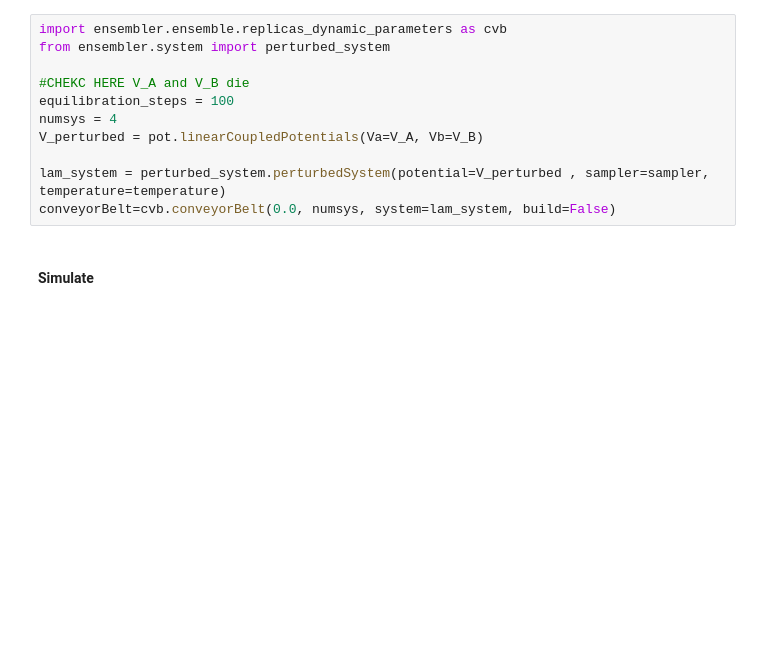
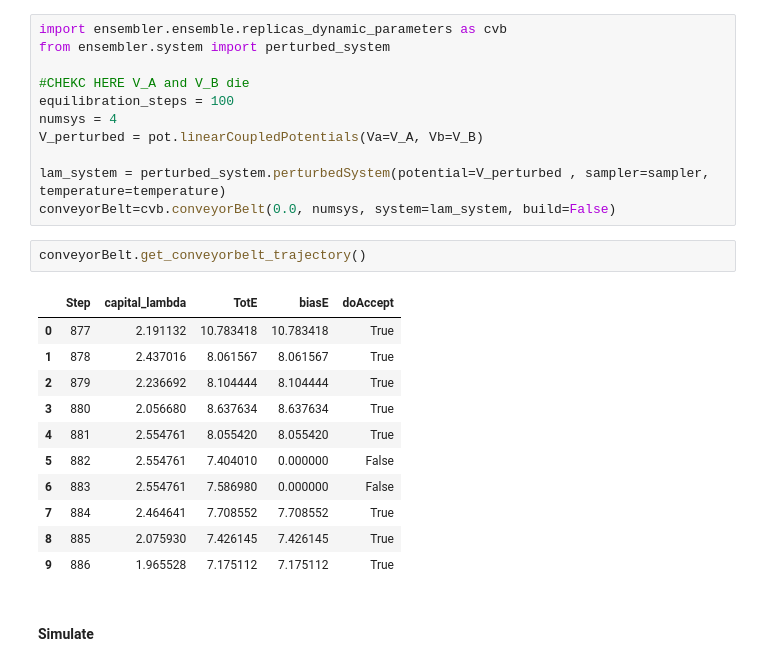
Before and after one commit to rinikerlab/Ensembler, a Jupyter notebook: examples/Example_FreeEnergyCalculationSimulation.ipynb, the cells around one changed output. Saved outputs shown, nothing was run; the diff lists cells and outputs as text; blank space fills up the shorter version.

```diff
--- a/examples/Example_FreeEnergyCalculationSimulation.ipynb
+++ b/examples/Example_FreeEnergyCalculationSimulation.ipynb
@@ -766,6 +766,20 @@ V_perturbed = pot.linearCoupledPotentials(Va=V_A, Vb=V_B)
 
 lam_system = perturbed_system.perturbedSystem(potential=V_perturbed , sampler=sampler, temperature=temperature)
 conveyorBelt=cvb.conveyorBelt(0.0, numsys, system=lam_system, build=False)
+# %%
+conveyorBelt.get_conveyorbelt_trajectory()
+# %% [output]
+|  | Step | capital_lambda | TotE | biasE | doAccept |
+| 0 | 877 | 2.191132 | 10.783418 | 10.783418 | True |
+| 1 | 878 | 2.437016 | 8.061567 | 8.061567 | True |
+| 2 | 879 | 2.236692 | 8.104444 | 8.104444 | True |
+| 3 | 880 | 2.056680 | 8.637634 | 8.637634 | True |
+| 4 | 881 | 2.554761 | 8.055420 | 8.055420 | True |
+| 5 | 882 | 2.554761 | 7.404010 | 0.000000 | False |
+| 6 | 883 | 2.554761 | 7.586980 | 0.000000 | False |
+| 7 | 884 | 2.464641 | 7.708552 | 7.708552 | True |
+| 8 | 885 | 2.075930 | 7.426145 | 7.426145 | True |
+| 9 | 886 | 1.965528 | 7.175112 | 7.175112 | True |
 # %% [markdown]
 #### Simulate
 # %%
```
Also changed, not shown: parts of 20 cells of this notebook.
